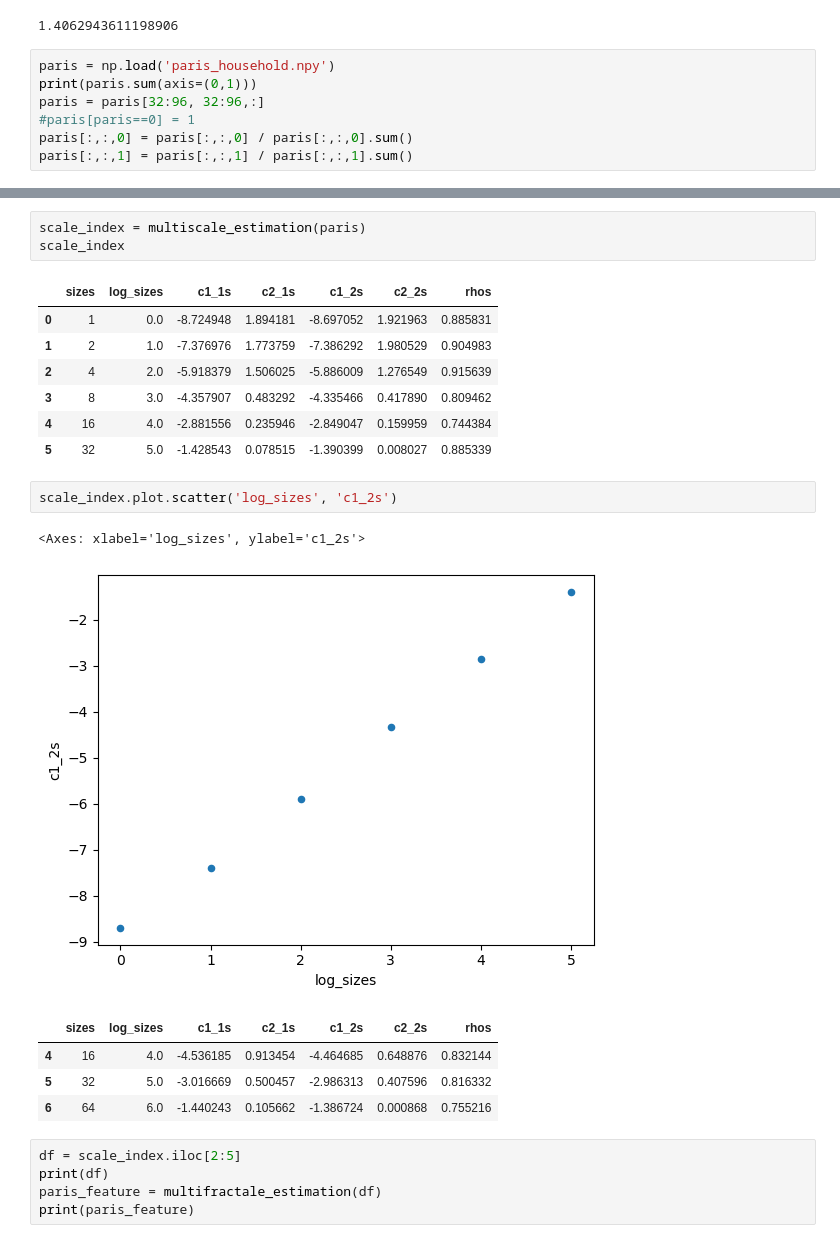
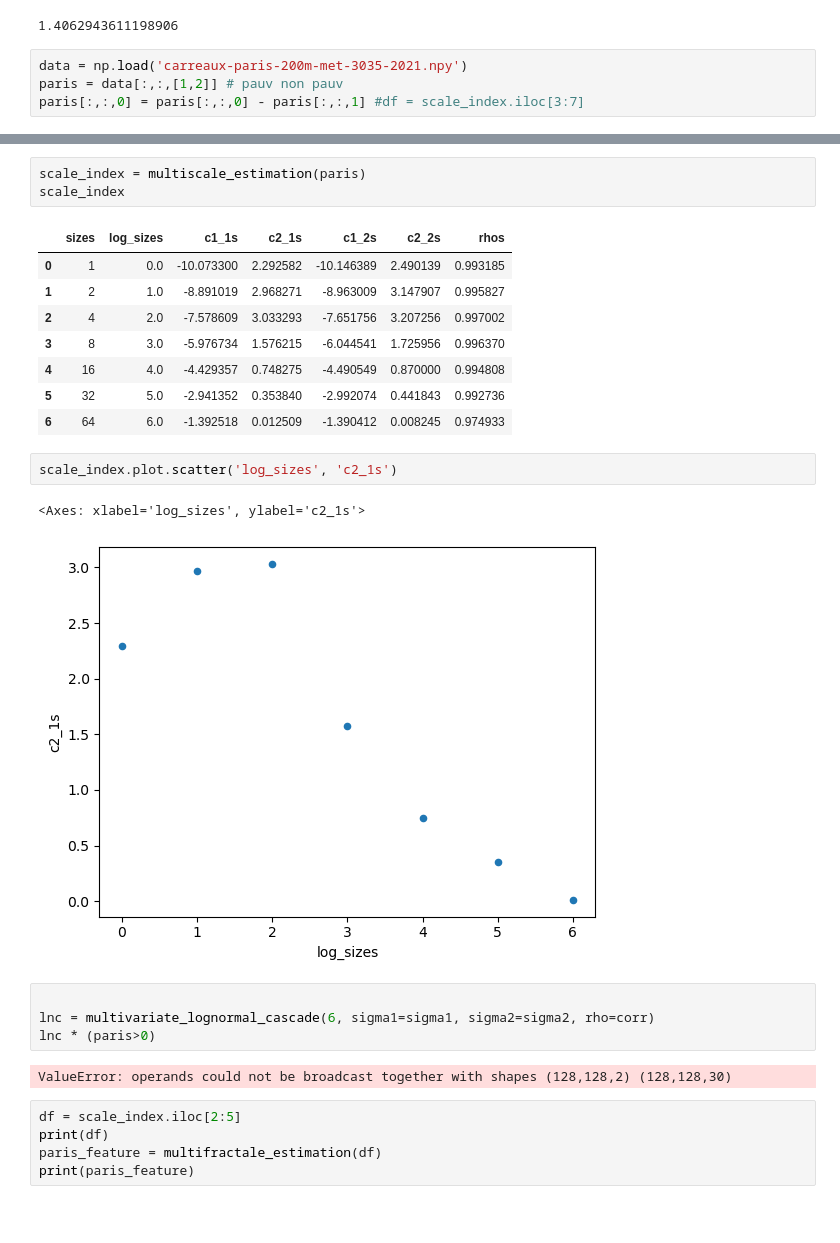
Before and after one commit to fsemecurbe/MMTMSS, a Jupyter notebook: 2-Estimation of multifractal parameters.ipynb, the cells around one changed output, grey strips where cells are left out. Drawn from its saved outputs; the diff is of its cells as text; blank space fills up the shorter version.

```diff
--- a/2-Estimation of multifractal parameters.ipynb
+++ b/2-Estimation of multifractal parameters.ipynb
@@ -99,9 +99,6 @@ print(feature['c2_2']**.5, ((feature['c1_2'] - 2*np.log(2))*2)**.5)
 # %% [output]
 1.4062943611198906
 # %%
-paris = np.load('paris_household.npy')
-print(paris.sum(axis=(0,1)))
-paris = paris[32:96, 32:96,:]
-#paris[paris==0] = 1
-paris[:,:,0] = paris[:,:,0] / paris[:,:,0].sum()
-paris[:,:,1] = paris[:,:,1] / paris[:,:,1].sum()
+data = np.load('carreaux-paris-200m-met-3035-2021.npy')
+paris = data[:,:,[1,2]] # pauv non pauv
+paris[:,:,0] = paris[:,:,0] - paris[:,:,1] #df = scale_index.iloc[3:7]
@@ -121,23 +170,24 @@ scale_index = multiscale_estimation(paris)
 scale_index
 # %% [output]
 |  | sizes | log_sizes | c1_1s | c2_1s | c1_2s | c2_2s | rhos |
-| 0 | 1 | 0.0 | -8.724948 | 1.894181 | -8.697052 | 1.921963 | 0.885831 |
-| 1 | 2 | 1.0 | -7.376976 | 1.773759 | -7.386292 | 1.980529 | 0.904983 |
-| 2 | 4 | 2.0 | -5.918379 | 1.506025 | -5.886009 | 1.276549 | 0.915639 |
-| 3 | 8 | 3.0 | -4.357907 | 0.483292 | -4.335466 | 0.417890 | 0.809462 |
-| 4 | 16 | 4.0 | -2.881556 | 0.235946 | -2.849047 | 0.159959 | 0.744384 |
-| 5 | 32 | 5.0 | -1.428543 | 0.078515 | -1.390399 | 0.008027 | 0.885339 |
+| 0 | 1 | 0.0 | -10.073300 | 2.292582 | -10.146389 | 2.490139 | 0.993185 |
+| 1 | 2 | 1.0 | -8.891019 | 2.968271 | -8.963009 | 3.147907 | 0.995827 |
+| 2 | 4 | 2.0 | -7.578609 | 3.033293 | -7.651756 | 3.207256 | 0.997002 |
+| 3 | 8 | 3.0 | -5.976734 | 1.576215 | -6.044541 | 1.725956 | 0.996370 |
+| 4 | 16 | 4.0 | -4.429357 | 0.748275 | -4.490549 | 0.870000 | 0.994808 |
+| 5 | 32 | 5.0 | -2.941352 | 0.353840 | -2.992074 | 0.441843 | 0.992736 |
+| 6 | 64 | 6.0 | -1.392518 | 0.012509 | -1.390412 | 0.008245 | 0.974933 |
 # %%
-scale_index.plot.scatter('log_sizes', 'c1_2s')
+scale_index.plot.scatter('log_sizes', 'c2_1s')
 # %% [output]
-<Axes: xlabel='log_sizes', ylabel='c1_2s'>
+<Axes: xlabel='log_sizes', ylabel='c2_1s'>
-[figure, old version]
+[figure, new version]
 # %%
+
+lnc = multivariate_lognormal_cascade(6, sigma1=sigma1, sigma2=sigma2, rho=corr)
+lnc * (paris>0)
 # %% [output]
-|  | sizes | log_sizes | c1_1s | c2_1s | c1_2s | c2_2s | rhos |
-| 4 | 16 | 4.0 | -4.536185 | 0.913454 | -4.464685 | 0.648876 | 0.832144 |
-| 5 | 32 | 5.0 | -3.016669 | 0.500457 | -2.986313 | 0.407596 | 0.816332 |
-| 6 | 64 | 6.0 | -1.440243 | 0.105662 | -1.386724 | 0.000868 | 0.755216 |
+ValueError: operands could not be broadcast together with shapes (128,128,2) (128,128,30)
 # %%
 df = scale_index.iloc[2:5]
 print(df)
```
Also changed, not shown: parts of 21 cells of this notebook, 4 other files.
